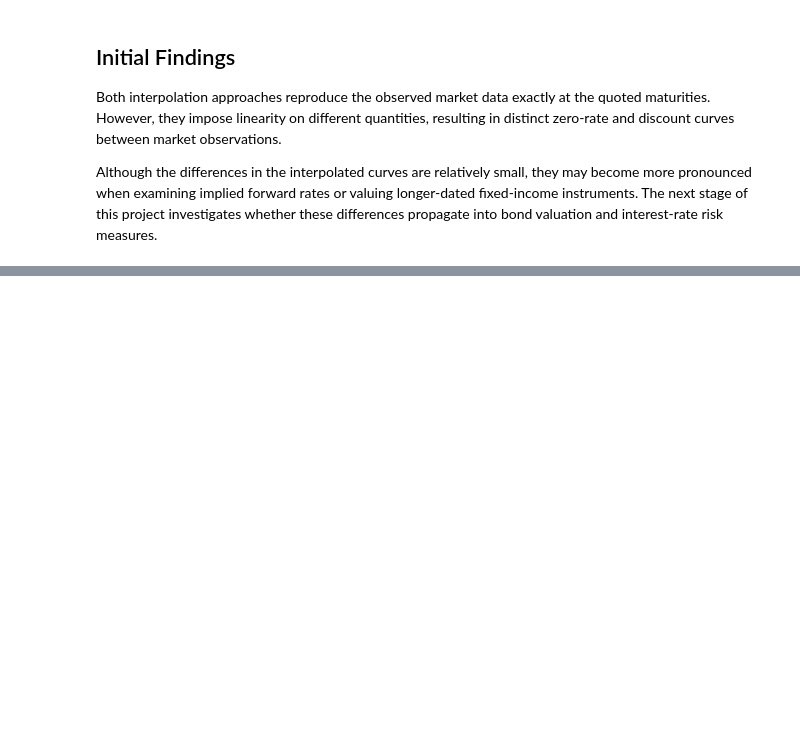
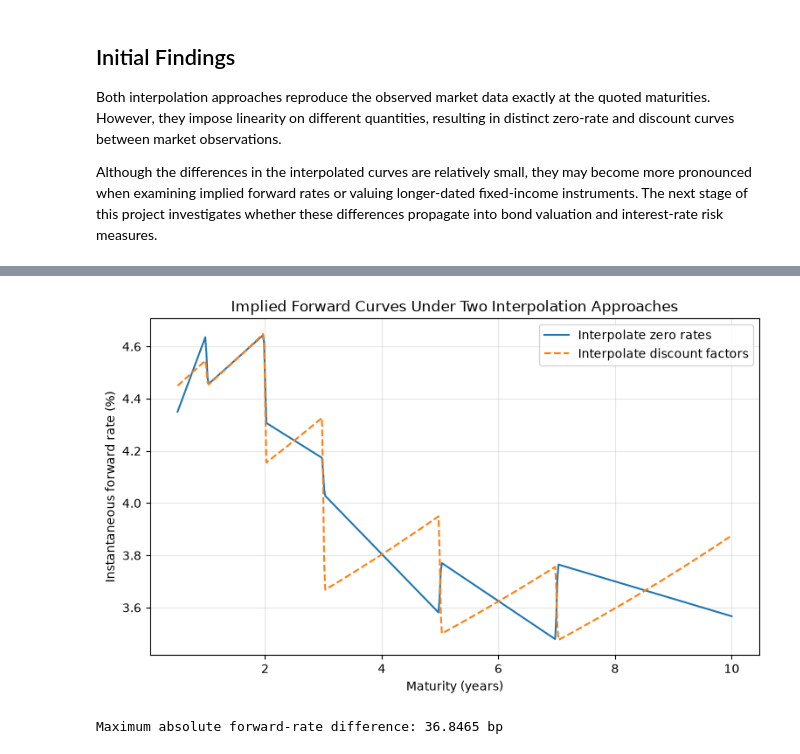
Before and after one commit to najiyahchow/yield-curve-fixed-income-pricing, a Jupyter notebook: notebooks/01_curve_construction.ipynb, the cells around one changed output, grey strips where cells are left out. Saved outputs shown, nothing was run; the diff lists cells and outputs as text; code cells hidden in the pictures; blank space fills up the shorter version.

Commit message:
Add forward curve comparison

```diff
--- a/notebooks/01_curve_construction.ipynb
+++ b/notebooks/01_curve_construction.ipynb
@@ -269,0 +281,52 @@ interest-rate risk measures.
+# %%
+forward_rates_from_zero_interpolation = -np.gradient(
+    np.log(discount_factors_from_zero_interpolation),
+    curve_maturities,
+    edge_order=2,
+)
+
+forward_rates_from_discount_interpolation = -np.gradient(
+    np.log(discount_factors_from_discount_interpolation),
+    curve_maturities,
+    edge_order=2,
+)
+# %%
+plt.figure(figsize=(9, 5))
+
+plt.plot(
+    curve_maturities,
+    100 * forward_rates_from_zero_interpolation,
+    label="Interpolate zero rates",
+)
+
+plt.plot(
+    curve_maturities,
+    100 * forward_rates_from_discount_interpolation,
+    linestyle="--",
+    label="Interpolate discount factors",
+)
+
+plt.xlabel("Maturity (years)")
+plt.ylabel("Instantaneous forward rate (%)")
+plt.title("Implied Forward Curves Under Two Interpolation Approaches")
+plt.legend()
+plt.grid(alpha=0.3)
+plt.show()
+# %% [output]
+[figure, added]
+# %%
+forward_rate_difference_bp = (
+    forward_rates_from_discount_interpolation
+    - forward_rates_from_zero_interpolation
+) * 10_000
+
+maximum_forward_rate_difference_bp = np.max(
+    np.abs(forward_rate_difference_bp)
+)
+
+print(
+    "Maximum absolute forward-rate difference:",
+    f"{maximum_forward_rate_difference_bp:.4f} bp",
+)
+# %% [output]
+Maximum absolute forward-rate difference: 36.8465 bp
```
Also changed, not shown: parts of 3 cells of this notebook.
